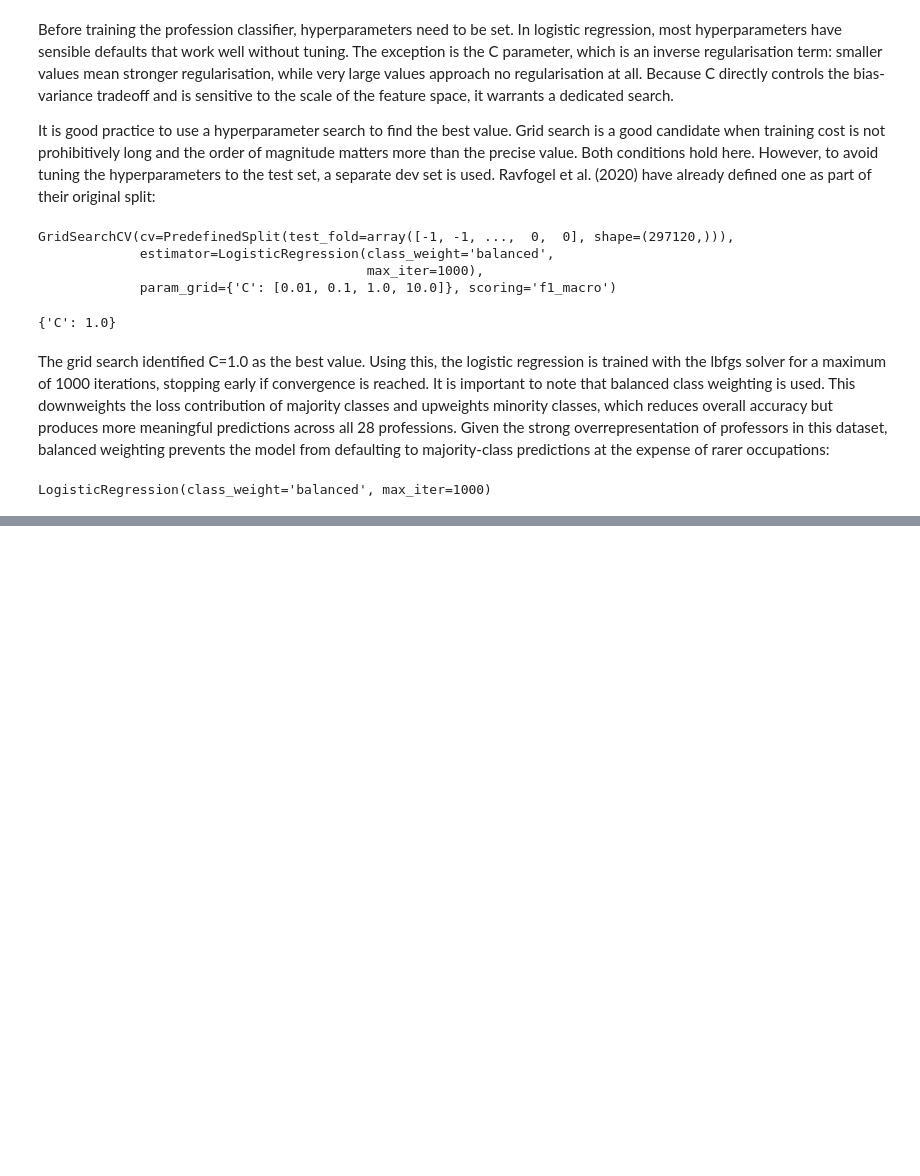
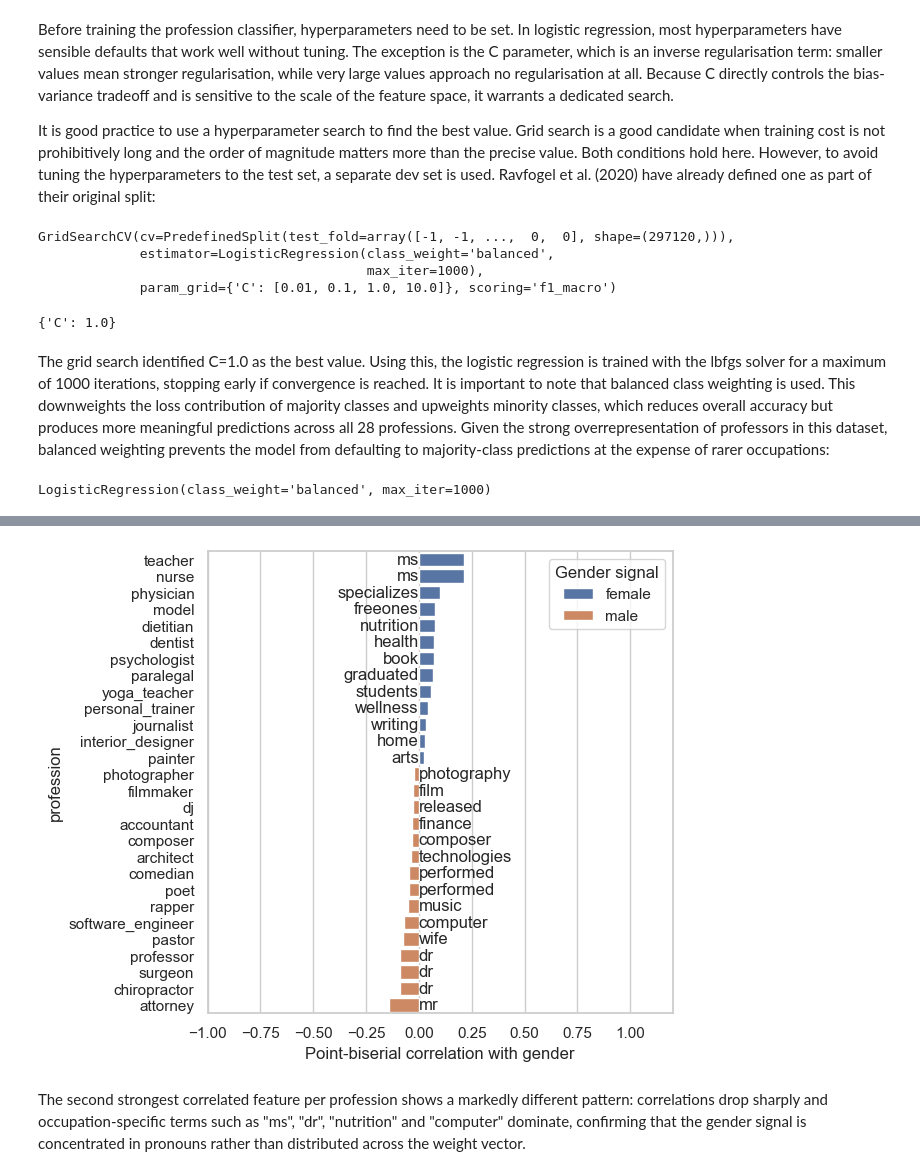
Before and after one commit to felinosoph/gender-bias-in-prediction, a Jupyter notebook: modeling.ipynb, the cells around one changed output, grey strips where cells are left out. Drawn from its saved outputs; the diff is of its cells as text; code cells hidden in the pictures; blank space fills up the shorter version.

```diff
--- a/modeling.ipynb
+++ b/modeling.ipynb
@@ -493,0 +595,8 @@ plot_gender_correlations(result_df, "report/figures/gender_bias_correlation.png"
+# %%
+plot_gender_correlations(
+    result_df, feature_rank=1, save_to="report/figures/gender_bias_correlation_0.png"
+)
+# %% [output]
+[figure, added]
+# %% [markdown]
+The second strongest correlated feature per profession shows a markedly different pattern: correlations drop sharply and occupation-specific terms such as "ms", "dr", "nutrition" and "computer" dominate, confirming that the gender signal is concentrated in pronouns rather than distributed across the weight vector.
```
Also changed, not shown: parts of 38 cells of this notebook, 2 other files.
